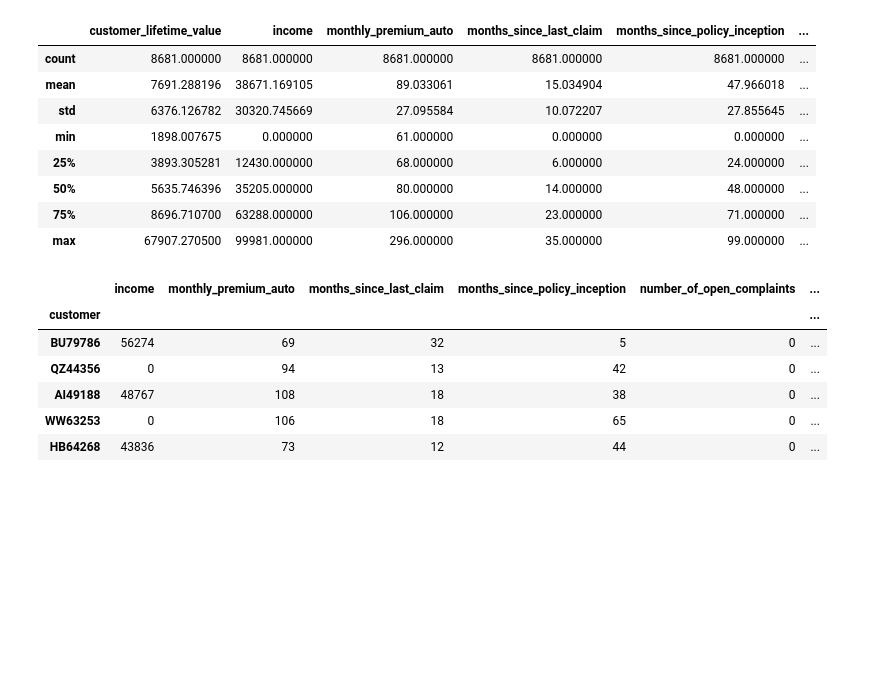
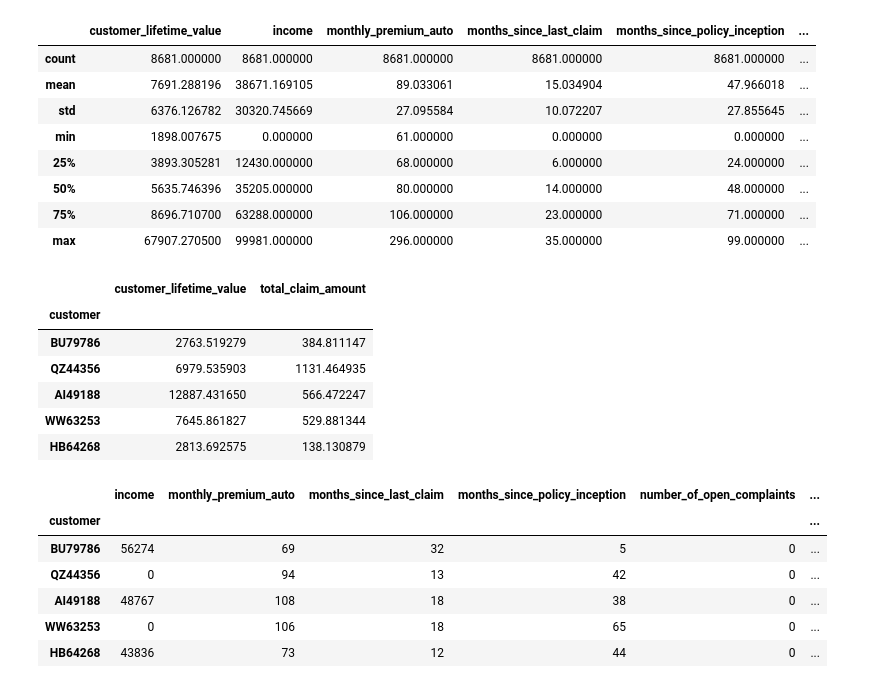
Before and after one commit to Brenni1/lab-comparing-regression-models, a Jupyter notebook: comparing_regression_models.ipynb, the cells around one changed output. Cells and saved outputs as stored; diff of their text form; code cells hidden in the pictures; blank space fills up the shorter version.

```diff
--- a/comparing_regression_models.ipynb
+++ b/comparing_regression_models.ipynb
@@ -104,6 +104,16 @@ def variables(x):
     return categoricals, discrete, continuous      #quick split for categoricals/discrete/continous variables
 # %%
 categoricals, discrete, continuous = variables(customer_df)
+# %%
+continuous.head()
+# %% [output]
+|  | customer_lifetime_value | total_claim_amount |
+| customer |  |  |
+| BU79786 | 2763.519279 | 384.811147 |
+| QZ44356 | 6979.535903 | 1131.464935 |
+| AI49188 | 12887.431650 | 566.472247 |
+| WW63253 | 7645.861827 | 529.881344 |
+| HB64268 | 2813.692575 | 138.130879 |
 # %%
 discrete.head()
 # %% [output]
```
Also changed, not shown: parts of 8 cells of this notebook.
